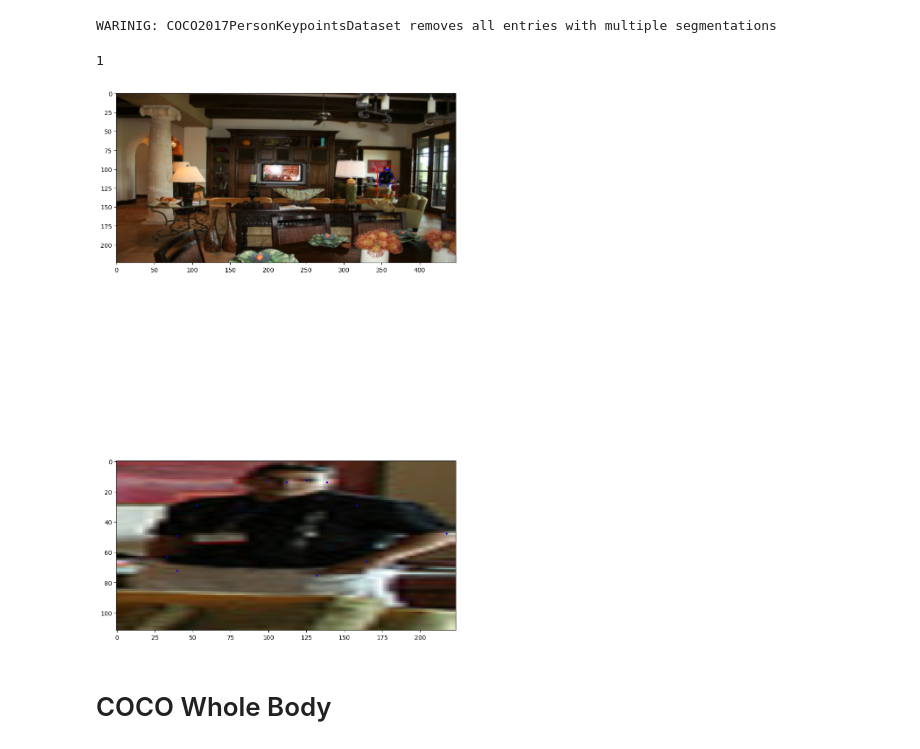
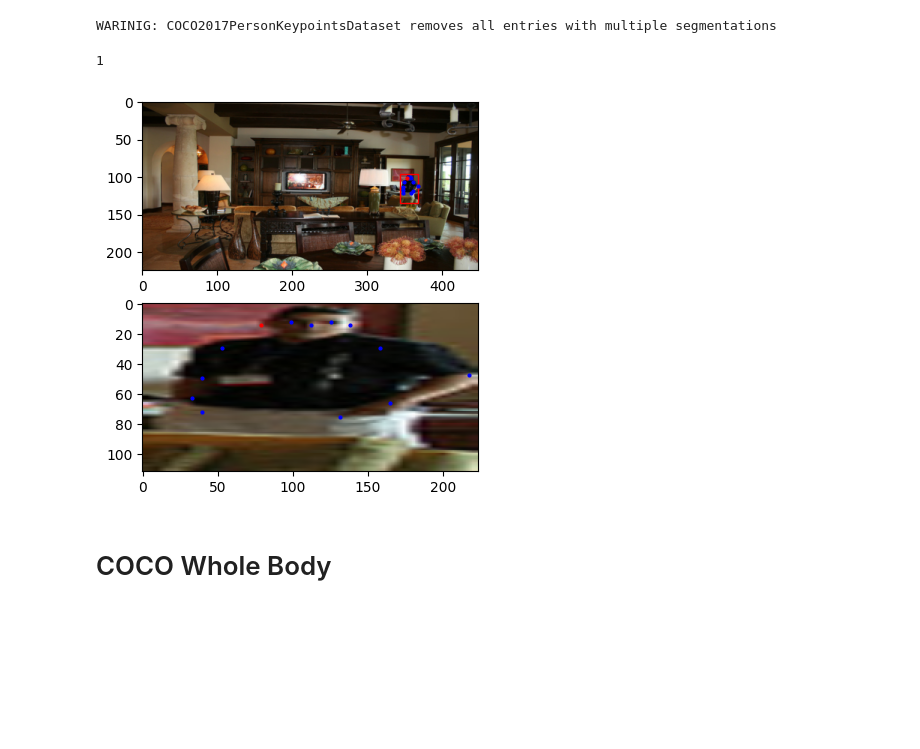
Before and after one commit to freya-aino/motion-capture, a Jupyter notebook: dataloader_test.ipynb, the cells around one changed output. Saved outputs shown, nothing was run; the diff lists cells and outputs as text; code cells hidden in the pictures; blank space fills up the shorter version.

```diff
--- a/dataloader_test.ipynb
+++ b/dataloader_test.ipynb
@@ -213,4 +211,5 @@ coco_panoptic_dataset = COCO2017PanopticsDataset(
     panoptics_path = "//192.168.2.206/data/datasets/COCO2017/panoptic_annotations_trainval2017/annotations",
     output_image_shape_WH=(448, 448),
     instance_images_output_shape_WH=(224, 224),
+    load_val_only=False
 )
@@ -295,7 +293,7 @@ print(num_persons)
 
 # create plot scale it to number of persons
 fig, ax = plt.subplots(num_persons + 1)
-fig.set_size_inches(10, 10 * (num_persons + 1))
+# fig.set_size_inches(10, 10 * (num_persons + 1))
 
 
 ax[0].imshow(full_image)
@@ -312,34 +310,34 @@ for i in range(num_persons):
             ax[0].plot(kpts[j][0], kpts[j][1], "bo", markersize=2)
         elif val[j]:
             ax[0].plot(kpts[j][0], kpts[j][1], "ro", markersize=2)
 
     x, y = coco_dataset[test_i]["personBboxes"][i][0]
     w, h = coco_dataset[test_i]["personBboxes"][i][1]
     ax[0].add_patch(
         patches.Rectangle(
             (x-w, y-h),
             w*2, h*2,
             linewidth=1,
             edgecolor="red",
             facecolor="none"))
 
     # plot individual person image and keypoints
     person_image = coco_dataset[test_i]["personImages"][i].permute(1, 2, 0).round().byte().numpy()
     ax[i+1].imshow(person_image)
 
     kpts = coco_dataset[test_i]["localKeypoints"][i]
     vis = coco_dataset[test_i]["keypointVisibility"][i]
     val = coco_dataset[test_i]["keypointValidity"][i]
     for j in range(kpts.shape[0]):
         if vis[j]:
             ax[i+1].plot(kpts[j][0], kpts[j][1], "bo", markersize=2)
         elif val[j]:
             ax[i+1].plot(kpts[j][0], kpts[j][1], "ro", markersize=2)
 
 plt.show()
 # %% [output]
 1
-[figure, old version]
+[figure, new version]
 # %% [markdown]
 # COCO Whole Body
 # %%
```
Also changed, not shown: parts of 3 cells of this notebook, 9 other files.
